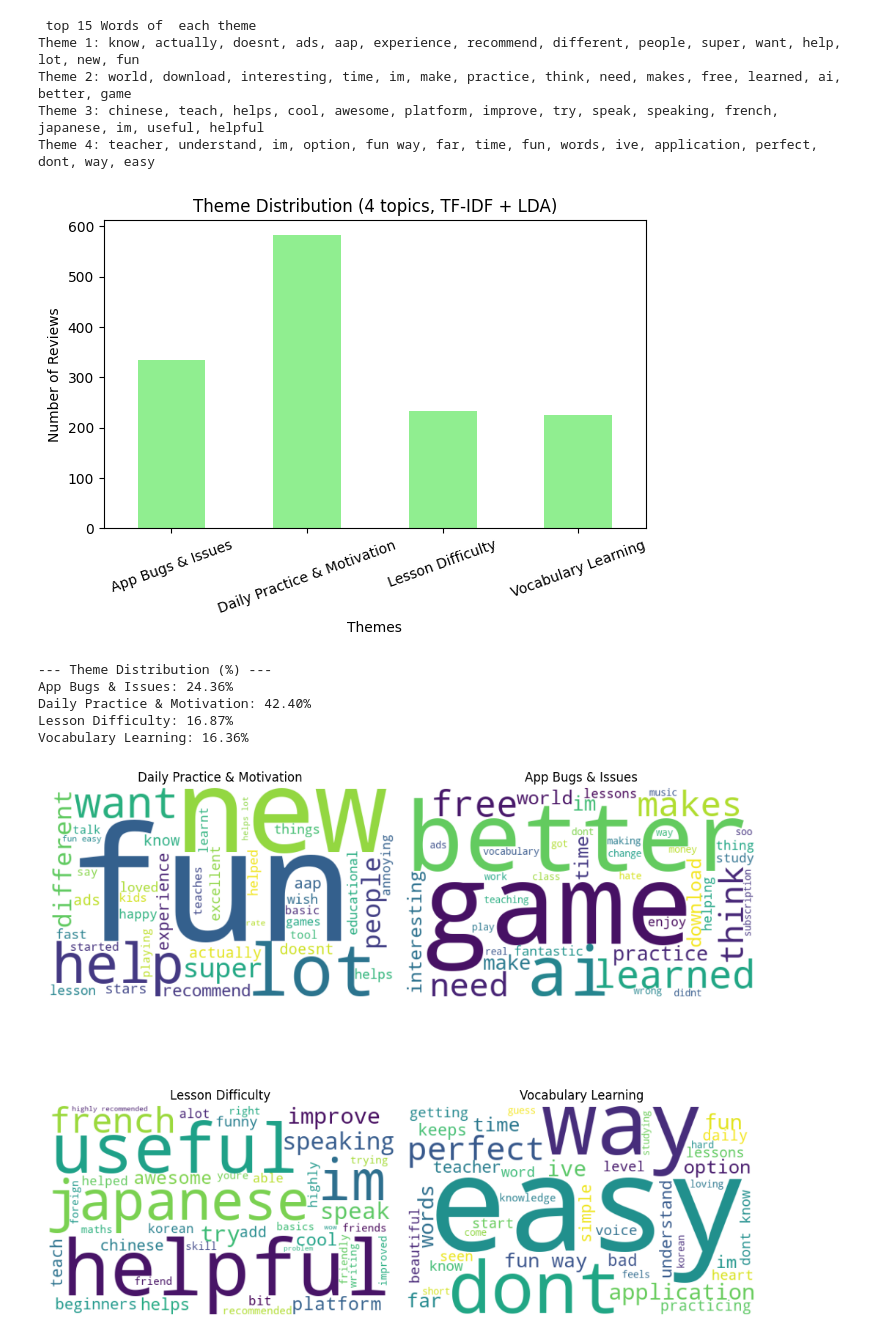
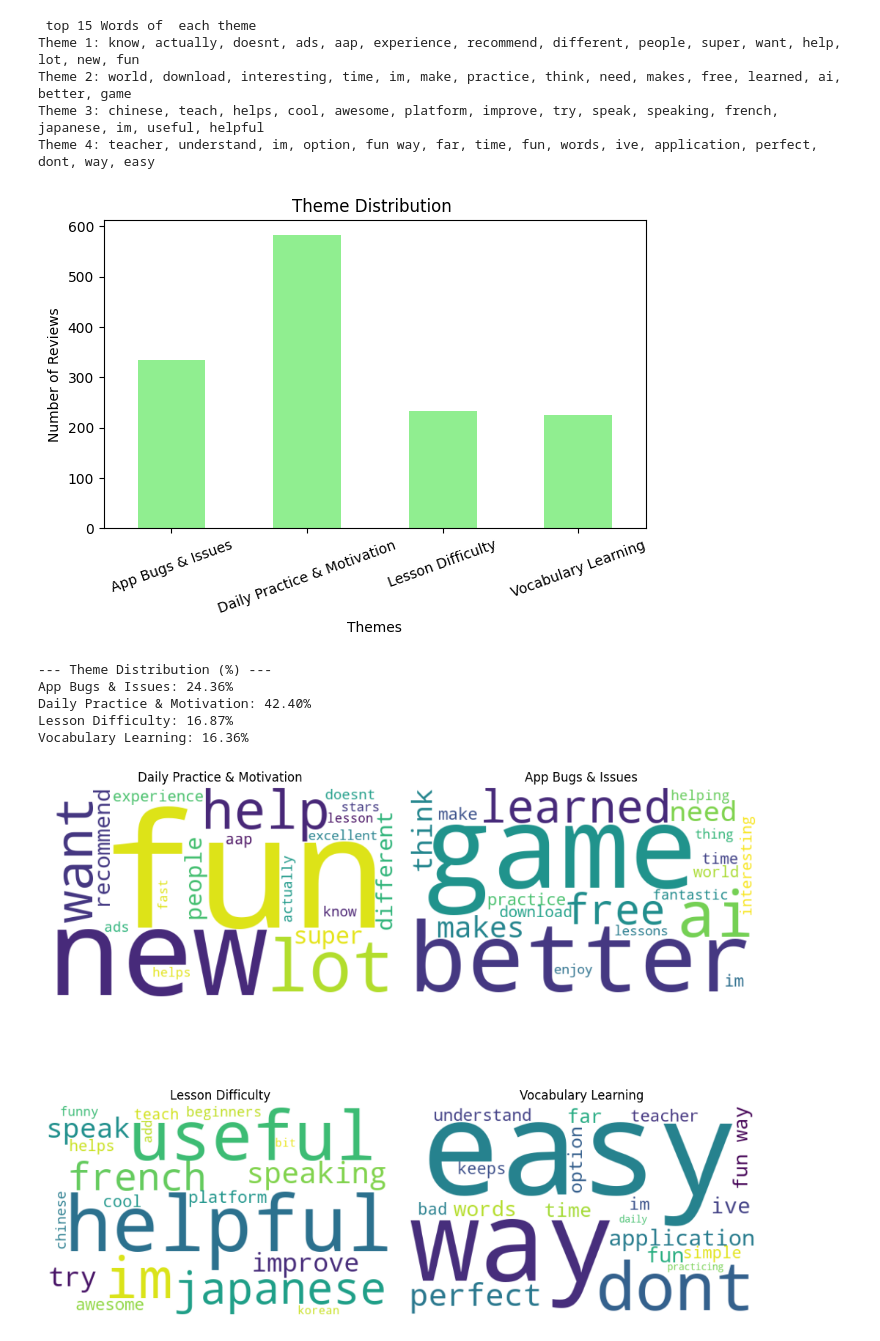
Before and after one commit to meronheron/NLP, a Jupyter notebook: thematic.ipynb, the cells around one changed output. Cells and saved outputs as stored; diff of their text form; code cells hidden in the pictures.

```diff
--- a/thematic.ipynb
+++ b/thematic.ipynb
@@ -11,9 +11,6 @@ df = pd.read_csv("duolingo_reviews_cleaned.csv")
 
 # drop empties/super short rows
 df = df.dropna(subset=['content'])
-df['content'] = df['content'].astype(str)
-df = df[df['content'].str.lower() != 'nan']
-df = df[df['content'].str.strip().str.len() > 2].reset_index(drop=True)
 # %%
 base_stops = set(ENGLISH_STOP_WORDS)
 domain_stops = {
@@ -94,7 +91,7 @@ df['Theme_Name'] = df['Theme'].map(theme_names)
 theme_counts = df['Theme_Name'].value_counts().sort_index()
 plt.figure(figsize=(7,4))
 theme_counts.plot(kind='bar', color='lightgreen')
-plt.title("Theme Distribution (4 topics, TF-IDF + LDA)")
+plt.title("Theme Distribution ")
 plt.xlabel("Themes")
 plt.ylabel("Number of Reviews")
 plt.xticks(rotation=20)
@@ -106,7 +103,7 @@ print("\n--- Theme Distribution (%) ---")
 for name, perc in pct.items():
     print(f"{name}: {perc:.2f}%")
 # %% [output]
-[figure, old version]
+[figure, new version]
 --- Theme Distribution (%) ---
 App Bugs & Issues: 24.36%
 Daily Practice & Motivation: 42.40%
@@ -115,20 +112,20 @@ Vocabulary Learning: 16.36%
 # %%
 # WordCloud for each theme
 rows, cols = 2, 2
 fig, axes = plt.subplots(rows, cols, figsize=(10, 10))
 axes = axes.flatten()
 
 for idx, topic in enumerate(lda.components_):
-    top_words = {terms[i]: topic[i] for i in topic.argsort()[-40:]}
+    top_words = {terms[i]: topic[i] for i in topic.argsort()[-20:]}
     wc = WordCloud(width=500, height=300, background_color="white", colormap="viridis")
     wc.generate_from_frequencies(top_words)
 
     ax = axes[idx]
     ax.imshow(wc, interpolation="bilinear")
     ax.set_title(f"{list(theme_names.values())[idx]}", fontsize=12)
     ax.axis("off")
 
 plt.tight_layout()
 plt.show()
 # %% [output]
-[figure, old version]
+[figure, new version]
```
